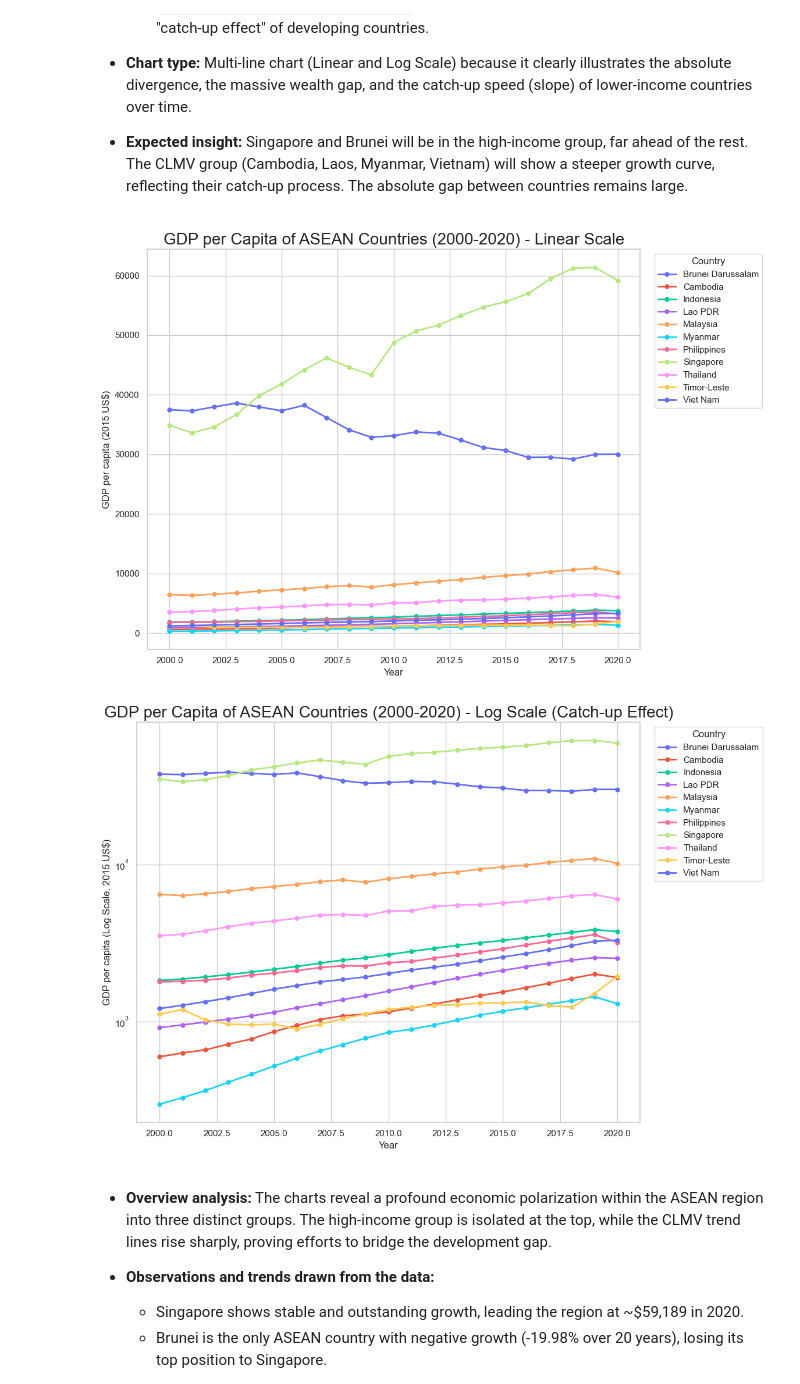
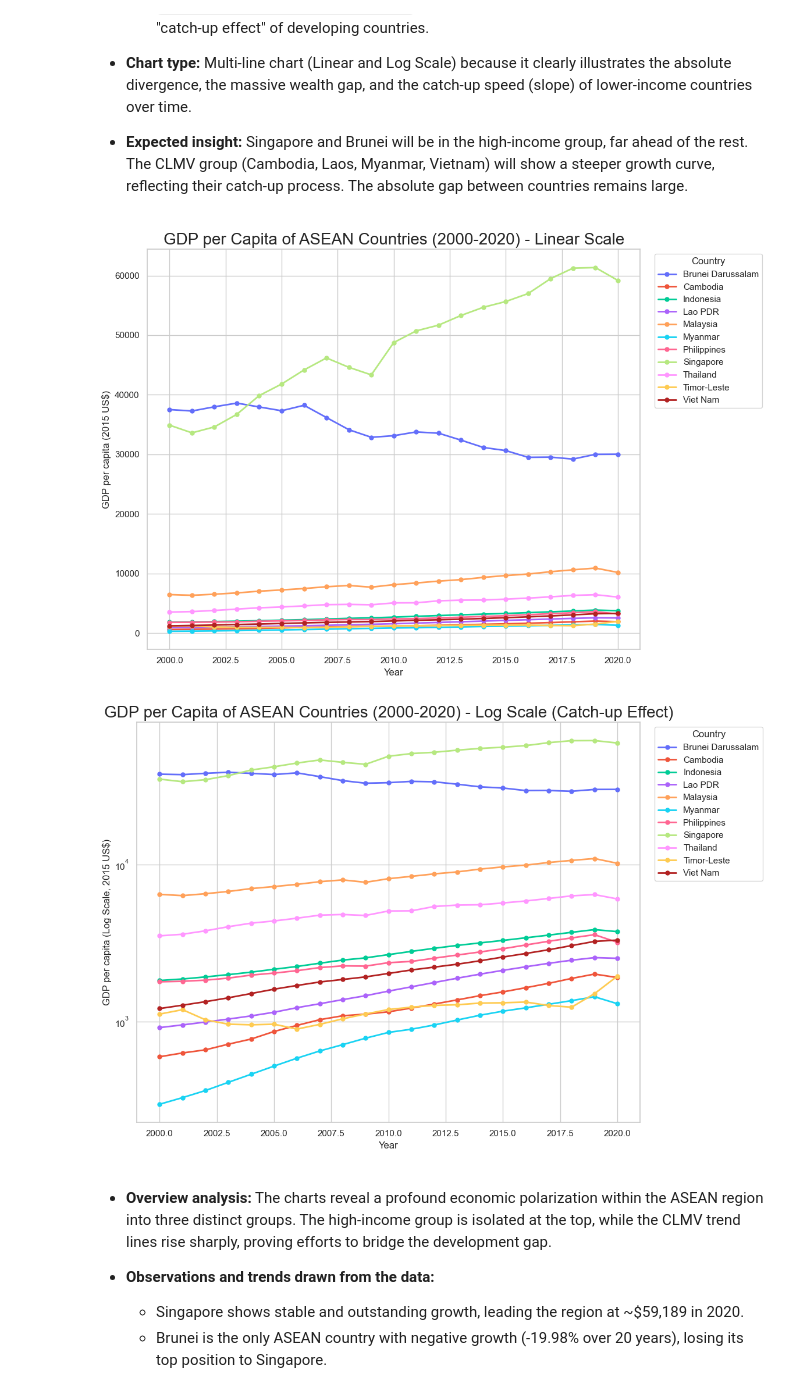
Before and after one commit to AnhTtis/SoutheastAsianAnalysis, a Jupyter notebook: notebooks/23127231_23127269.ipynb, the cells around one changed output. Saved outputs shown, nothing was run; the diff lists cells and outputs as text; code cells hidden in the pictures.

```diff
--- a/notebooks/23127231_23127269.ipynb
+++ b/notebooks/23127231_23127269.ipynb
@@ -82,7 +82,7 @@ plotly_colors = [
     '#B6E880',  # Singapore
     '#FF97FF',  # Thailand
     '#FECB52',  # Timor-Leste
-    '#FFCD00'   # Viet Nam
+    '#B22222'   # Viet Nam
 ]
 
 color_map = dict(zip(country_order, plotly_colors))
@@ -113,35 +113,35 @@ ax_linear.set_ylabel("GDP per capita (2015 US$)")
 ax_linear.legend(title="Country", bbox_to_anchor=(1.02, 1), loc="upper left")
 fig_linear.tight_layout(rect=(0, 0, 0.84, 1))
 plt.show()
 
 fig_log, ax_log = plt.subplots(figsize=(14, 8))
 
 for country in country_order:
     country_data = df_gdp[df_gdp['Country Name'] == country]
     if not country_data.empty:
         ax_log.plot(
             country_data['Year'],
             country_data[value_col],
             marker='o',
             linewidth=2,
             markersize=5,
             label=country,
             color=color_map[country]
         )
 
 ax_log.set_yscale('log')
 ax_log.set_title(
     'GDP per Capita of ASEAN Countries (2000-2020) - Log Scale (Catch-up Effect)',
     fontsize=20
 )
 ax_log.set_xlabel("Year")
 ax_log.set_ylabel("GDP per capita (Log Scale, 2015 US$)")
 ax_log.legend(title="Country", bbox_to_anchor=(1.02, 1), loc="upper left")
 fig_log.tight_layout(rect=(0, 0, 0.84, 1))
 plt.show()
 # %% [output]
-[figure, old version]
+[figure, new version]
-[figure, old version]
+[figure, new version]
 # %% [markdown]
 - **Overview analysis:** The charts reveal a profound economic polarization within the ASEAN region into three distinct groups. The high-income group is isolated at the top, while the CLMV trend lines rise sharply, proving efforts to bridge the development gap.
 
```
Also changed, not shown: parts of 3 cells of this notebook, 7 other files.
